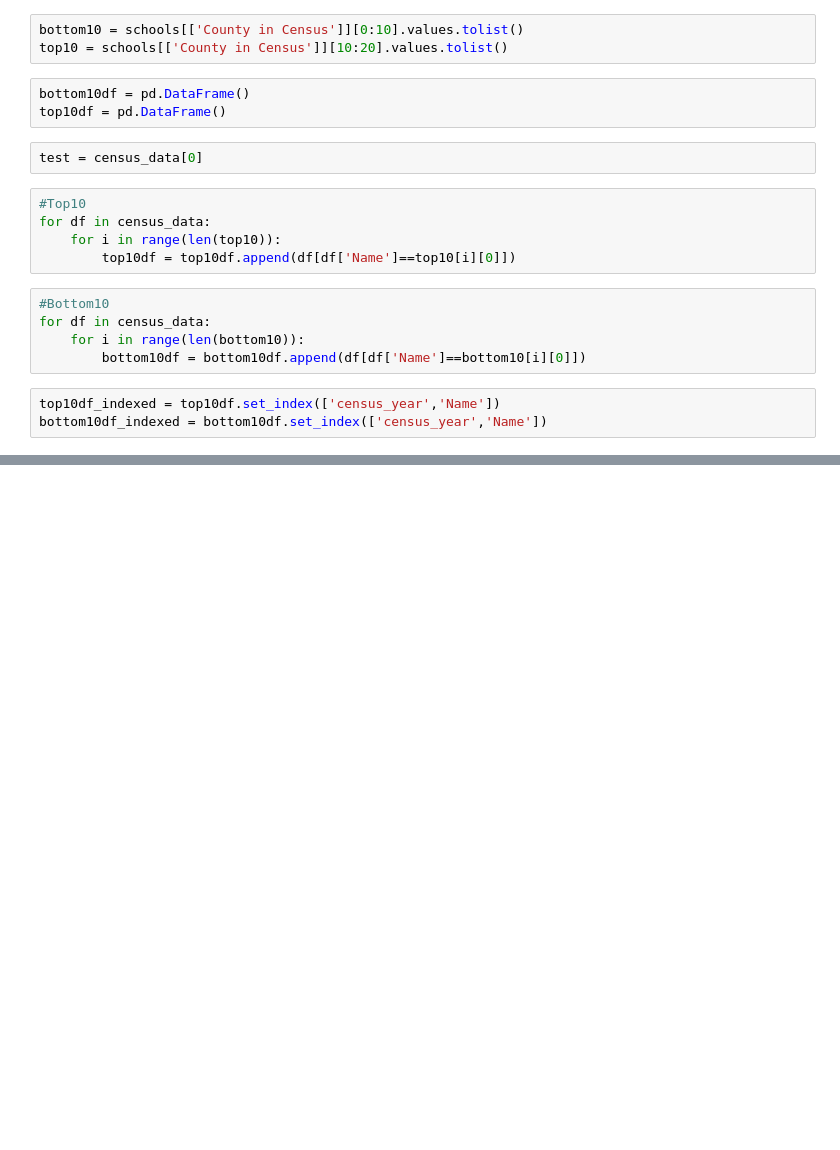
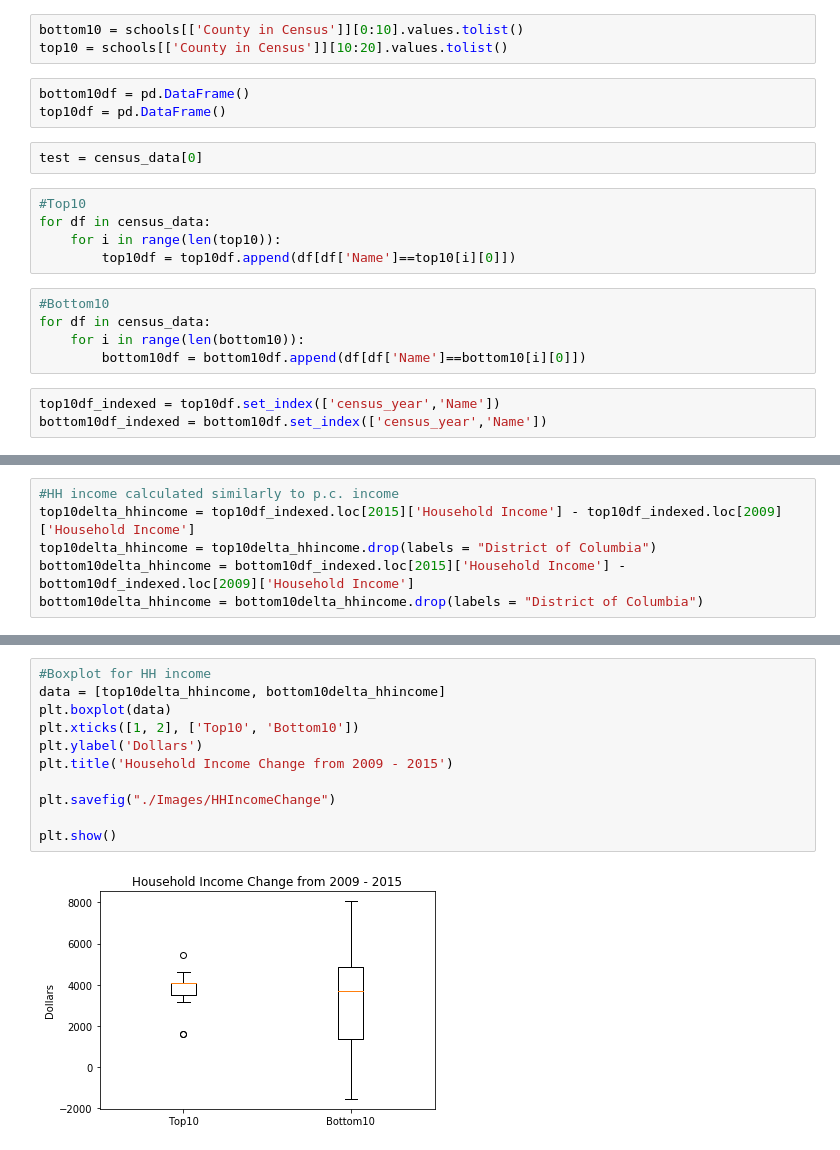
Before and after one commit to vic-158/Data_Viz_Project, a Jupyter notebook: victor/Data_Viz_Project_Census_Data_County.ipynb, the cells around one changed output, grey strips where cells are left out. Drawn from its saved outputs; the diff is of its cells as text; blank space fills up the shorter version.

Commit message:
add most updated files and newly generated images

```diff
--- a/victor/Data_Viz_Project_Census_Data_County.ipynb
+++ b/victor/Data_Viz_Project_Census_Data_County.ipynb
@@ -76,0 +77,6 @@ bottom10delta_pcincome = bottom10delta_pcincome.drop(labels = "District of Colum
+# %%
+#HH income calculated similarly to p.c. income
+top10delta_hhincome = top10df_indexed.loc[2015]['Household Income'] - top10df_indexed.loc[2009]['Household Income']
+top10delta_hhincome = top10delta_hhincome.drop(labels = "District of Columbia")
+bottom10delta_hhincome = bottom10df_indexed.loc[2015]['Household Income'] - bottom10df_indexed.loc[2009]['Household Income']
+bottom10delta_hhincome = bottom10delta_hhincome.drop(labels = "District of Columbia")
@@ -86,0 +125,13 @@ plt.show()
+# %%
+#Boxplot for HH income
+data = [top10delta_hhincome, bottom10delta_hhincome]
+plt.boxplot(data)
+plt.xticks([1, 2], ['Top10', 'Bottom10'])
+plt.ylabel('Dollars')
+plt.title('Household Income Change from 2009 - 2015')
+
+plt.savefig("./Images/HHIncomeChange")
+
+plt.show()
+# %% [output]
+[figure, added]
```
Also changed, not shown: parts of 12 cells of this notebook, 8 other files.
